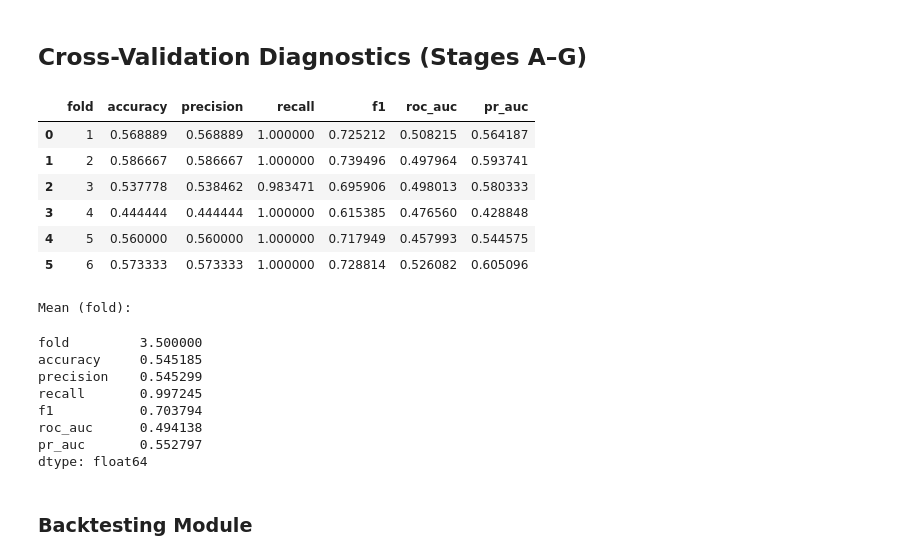
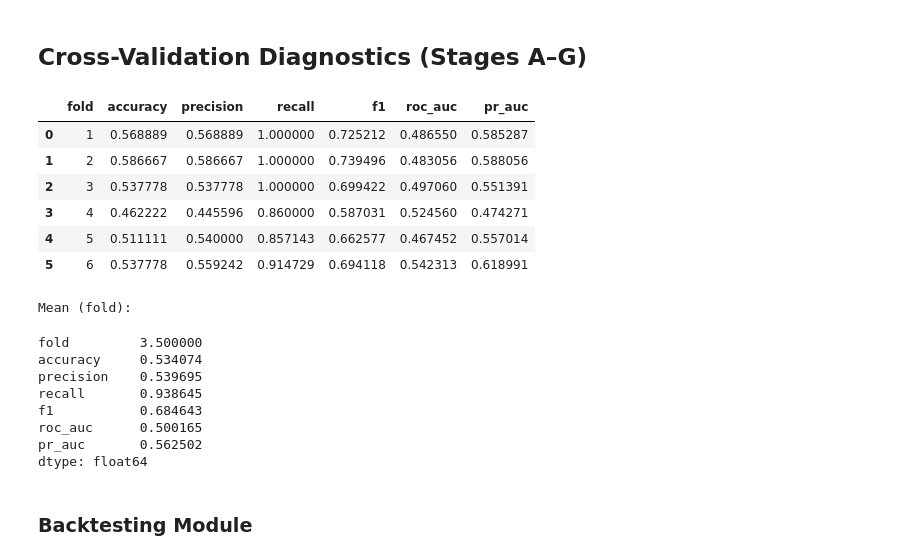
Before and after one commit to FranQuant/AI-based-Trading-Strategies, a Jupyter notebook: notebooks/4_attention_lstm.ipynb, the cells around one changed output. Drawn from its saved outputs; the diff is of its cells as text; code cells hidden in the pictures.

```diff
--- a/notebooks/4_attention_lstm.ipynb
+++ b/notebooks/4_attention_lstm.ipynb
@@ -14,12 +13,11 @@ from sklearn.model_selection import TimeSeriesSplit
 from sklearn.preprocessing import StandardScaler
 from sklearn.metrics import accuracy_score, precision_score, recall_score, f1_score, roc_auc_score, average_precision_score
 import tensorflow as tf
-from tensorflow.keras.layers import Input, LSTM, Dense, BatchNormalization, Lambda
+from tensorflow.keras.layers import Input, LSTM, Dense, BatchNormalization, LayerNormalization, Lambda
 from tensorflow.keras.models import Model
 try: from tensorflow.keras.optimizers.legacy import Adam
 except: from tensorflow.keras.optimizers import Adam
 from tensorflow.keras.callbacks import EarlyStopping, ReduceLROnPlateau, ModelCheckpoint
-from hmmlearn.hmm import GaussianHMM
 
 # --- Globals ---
 OUTPUT_DIR = Path("../outputs/04_ATT_LSTM_clean"); OUTPUT_DIR.mkdir(parents=True, exist_ok=True)
@@ -30,7 +28,7 @@ SEED=42; os.environ["PYTHONHASHSEED"]=str(SEED); os.environ["TF_DETERMINISTIC_OP
 random.seed(SEED); np.random.seed(SEED); tf.random.set_seed(SEED)
 
 # --- Params ---
-PRED_THRESHOLD=0.46; THRESH_BAND=0.05
+PRED_THRESHOLD=0.4006; THRESH_BAND=0.0866
 LONG_THRESHOLD,SHORT_THRESHOLD=PRED_THRESHOLD+THRESH_BAND,PRED_THRESHOLD-THRESH_BAND
 SEQ_LEN=28; H_SPLIT="2022-01-01"
 print(f"Thresholds -> SHORT={SHORT_THRESHOLD:.2f}, LONG={LONG_THRESHOLD:.2f}")
@@ -97,4 +85 @@ plt.show()
-# %%
-# Compute log returns
-df["log_returns"] = np.log(df["adjusted_close"] / df["adjusted_close"].shift(1))
 # %% [markdown]
@@ -244,6 +213,10 @@ def fit_transform_regime_features_fold(df, feature_cols, train_idx, val_idx, spe
 ## Sequence builder
 # %%
 def create_sequences(X2d, y1d, seq_length=SEQ_LEN):
+    """
+    Build rolling sequences of length `seq_length`.
+    Returns X_seq, y_seq.
+    """
     Xv = X2d.values if hasattr(X2d, "values") else np.asarray(X2d)
     yv = y1d.values if hasattr(y1d, "values") else np.asarray(y1d)
     assert len(Xv) == len(yv)
@@ -325,7 +302,6 @@ ________________________________________________________________________________
 # Cross-Validation Diagnostics (Stages A–G)
 # ===========================================
 tscv = TimeSeriesSplit(n_splits=6, test_size=252)
-regime_spec = RegimeSpec()
 
 X_base = df[FEATURE_COLS]
 y_all  = df["label"]
@@ -337,83 +313,85 @@ last_scaler = None
 for k, (tr_pos, va_pos) in enumerate(tscv.split(X_base)):
     tr_idx = X_base.index[tr_pos]; va_idx = X_base.index[va_pos]
 
-    # base + regimes per fold (no leakage)
-    reg_tr, reg_va = fit_transform_regime_features_fold(df, HMM_FEATURE_COLS, tr_idx, va_idx, regime_spec)
-    Xtr_2d = np.hstack([df.loc[tr_idx, FEATURE_COLS].values, reg_tr])
-    Xva_2d = np.hstack([df.loc[va_idx, FEATURE_COLS].values, reg_va])
+    # --- Features (train/val, no leakage) [removed regime features]
+    Xtr_2d = df.loc[tr_idx, FEATURE_COLS].values
+    Xva_2d = df.loc[va_idx, FEATURE_COLS].values
 
+
+    # --- Scaling
     sc = StandardScaler().fit(Xtr_2d)
     Xtr = sc.transform(Xtr_2d); Xva = sc.transform(Xva_2d)
 
+    # --- Targets
     ytr = y_all.loc[tr_idx]; yva = y_all.loc[va_idx]
 
+    # --- Sequence construction
     Xtr_seq, ytr_seq = create_sequences(Xtr, ytr, SEQ_LEN)
     Xva_seq, yva_seq = create_sequences(Xva, yva, SEQ_LEN)
     va_seq_idx = va_idx[SEQ_LEN-1:]
 
-    # Unpack both, but only use main model in CV
+    # --- Model init + training
     model = get_stacked_att_lstm((SEQ_LEN, Xtr_seq.shape[2]))
-
     es = EarlyStopping(monitor="val_loss", patience=5, restore_best_weights=True, verbose=0)
     rl = ReduceLROnPlateau(monitor="val_loss", factor=0.5, patience=2, min_lr=1e-5, verbose=0)
 
     model.fit(
         Xtr_seq, ytr_seq,
         validation_data=(Xva_seq, yva_seq),
-        epochs=60, batch_size=32,
+        epochs=20, batch_size=64,
         verbose=0,
         callbacks=[es, rl]
     )
 
-    # Predictions
+    # --- Predictions
     pv = model.predict(Xva_seq, verbose=0).flatten()
     preds_cv.extend(pv)
     labels_cv.extend(yva_seq)
     idx_cv.extend(va_seq_idx)
 
-    # Metrics
+    # --- Metrics
     yhat = (pv >= PRED_THRESHOLD).astype(int)
     fold_rows.append({
         "fold": k+1,
         "accuracy":  accuracy_score(yva_seq, yhat),
         "precision": precision_score(yva_seq, yhat, zero_division=0),
         "recall":    recall_score(yva_seq, yhat, zero_division=0),
         "f1":        f1_score(yva_seq, yhat, zero_division=0),
         "roc_auc":   roc_auc_score(yva_seq, pv),
         "pr_auc":    average_precision_score(yva_seq, pv),
     })
     last_scaler = sc
 
-# Collect CV results
+# --- Collect CV results
 preds_cv = np.array(preds_cv)
 labels_cv = np.array(labels_cv)
 idx_cv = pd.DatetimeIndex(idx_cv)
 
 df_folds = pd.DataFrame(fold_rows)
 display(df_folds)
 print("Mean (fold):")
 display(df_folds.mean(numeric_only=True))
 
-# Persist diagnostics for Stage A/F sweeps
+# --- Persist diagnostics for Stage A/F sweeps
 np.save(OUTPUT_DIR/"cv_predictions.npy", preds_cv)
 np.save(OUTPUT_DIR/"cv_labels.npy", labels_cv)
 np.save(OUTPUT_DIR/"cv_index.npy", idx_cv.values.astype("datetime64[ns]"))
 # %% [output]
 |  | fold | accuracy | precision | recall | f1 | roc_auc | pr_auc |
-| 0 | 1 | 0.568889 | 0.568889 | 1.000000 | 0.725212 | 0.508215 | 0.564187 |
-| 1 | 2 | 0.586667 | 0.586667 | 1.000000 | 0.739496 | 0.497964 | 0.593741 |
-| 2 | 3 | 0.537778 | 0.538462 | 0.983471 | 0.695906 | 0.498013 | 0.580333 |
-| 3 | 4 | 0.444444 | 0.444444 | 1.000000 | 0.615385 | 0.476560 | 0.428848 |
-| 4 | 5 | 0.560000 | 0.560000 | 1.000000 | 0.717949 | 0.457993 | 0.544575 |
-| 5 | 6 | 0.573333 | 0.573333 | 1.000000 | 0.728814 | 0.526082 | 0.605096 |
+| 0 | 1 | 0.568889 | 0.568889 | 1.000000 | 0.725212 | 0.486550 | 0.585287 |
+| 1 | 2 | 0.586667 | 0.586667 | 1.000000 | 0.739496 | 0.483056 | 0.588056 |
+| 2 | 3 | 0.537778 | 0.537778 | 1.000000 | 0.699422 | 0.497060 | 0.551391 |
+| 3 | 4 | 0.462222 | 0.445596 | 0.860000 | 0.587031 | 0.524560 | 0.474271 |
+| 4 | 5 | 0.511111 | 0.540000 | 0.857143 | 0.662577 | 0.467452 | 0.557014 |
+| 5 | 6 | 0.537778 | 0.559242 | 0.914729 | 0.694118 | 0.542313 | 0.618991 |
 Mean (fold):
 fold         3.500000
-accuracy     0.545185
-precision    0.545299
-recall       0.997245
-f1           0.703794
-roc_auc      0.494138
-pr_auc       0.552797
+accuracy     0.534074
+precision    0.539695
+recall       0.938645
+f1           0.684643
+roc_auc      0.500165
+pr_auc       0.562502
 dtype: float64
 # %% [markdown]
 ### Backtesting Module
```
Also changed, not shown: parts of 29 cells of this notebook, 2 other files.
